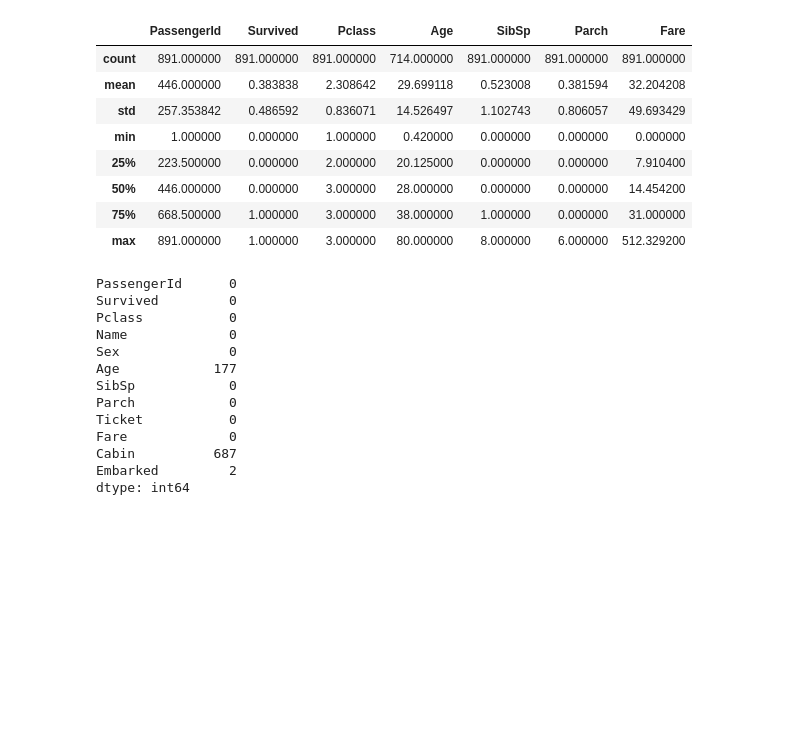
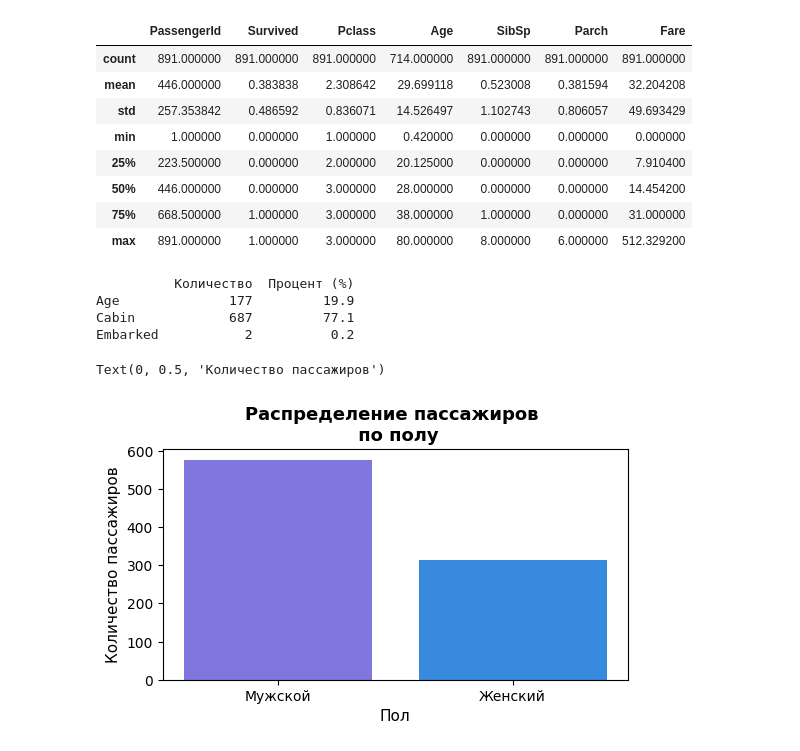
Before and after one commit to Pyatirov/Industrial_DMS_design, a Jupyter notebook: Task1-EDA-Titanic.ipynb, the cells around one changed output. Drawn from its saved outputs; the diff is of its cells as text; code cells hidden in the pictures; blank space fills up the shorter version.

```diff
--- a/Task1-EDA-Titanic.ipynb
+++ b/Task1-EDA-Titanic.ipynb
@@ -74,19 +68,18 @@ memory usage: 83.7+ KB
 | 50% | 446.000000 | 0.000000 | 3.000000 | 28.000000 | 0.000000 | 0.000000 | 14.454200 |
 | 75% | 668.500000 | 1.000000 | 3.000000 | 38.000000 | 1.000000 | 0.000000 | 31.000000 |
 | max | 891.000000 | 1.000000 | 3.000000 | 80.000000 | 8.000000 | 6.000000 | 512.329200 |
-# %%
-train_data.isnull().sum()
-# %% [output]
-PassengerId      0
-Survived         0
-Pclass           0
-Name             0
-Sex              0
-Age            177
-SibSp            0
-Parch            0
-Ticket           0
-Fare             0
-Cabin          687
-Embarked         2
-dtype: int64
+# %%
+# Поиск и подсчет количества пропусков
+missing = train_data.isnull().sum()
+missing_pct = (missing / len(train_data) * 100).round(1)
+missing_df = pd.DataFrame({"Количество": missing, "Процент (%)": missing_pct})
+print(missing_df[missing_df["Количество"] > 0])
+# %% [output]
+          Количество  Процент (%)
+Age              177         19.9
+Cabin            687         77.1
+Embarked           2          0.2
+# %%
+# Заполняем пропуски (для возраста - медиана, для порта посадки - мода)
+train_data["Age"] = train_data["Age"].fillna(train_data["Age"].median())
+train_data["Embarked"] = train_data["Embarked"].fillna(train_data["Embarked"].mode()[0])
@@ -92,0 +94,22 @@ dtype: int64
+# %%
+# Создание подложки для графика (Sex)
+fig1 = plt.figure(figsize=(6,3))
+
+
+# Столбчатая диаграмма распределения пассажиров по половому признаку
+sex_bar = fig1.add_subplot()
+sex_labels = ["Мужской", "Женский"]
+sex_counts = train_data["Sex"].value_counts()
+sex_bar.bar(
+    sex_labels,
+    sex_counts.values,
+    color=[PURPLE, BLUE]
+)
+
+# Настройка заголовка и подписей осей
+sex_bar.set_title("Распределение пассажиров \n по полу", fontsize=13, fontweight="bold")
+sex_bar.set_xlabel("Пол", fontsize=11)
+sex_bar.set_ylabel("Количество пассажиров", fontsize=11)
+# %% [output]
+Text(0, 0.5, 'Количество пассажиров')
+[figure, added]
```
Also changed, not shown: parts of 8 cells of this notebook.
